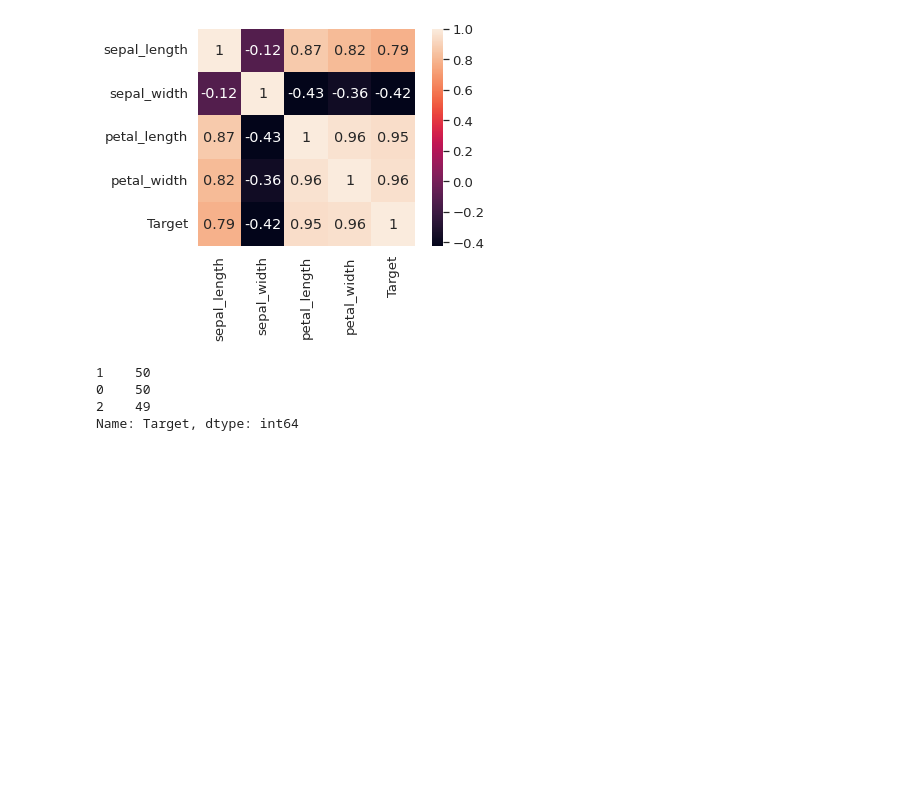
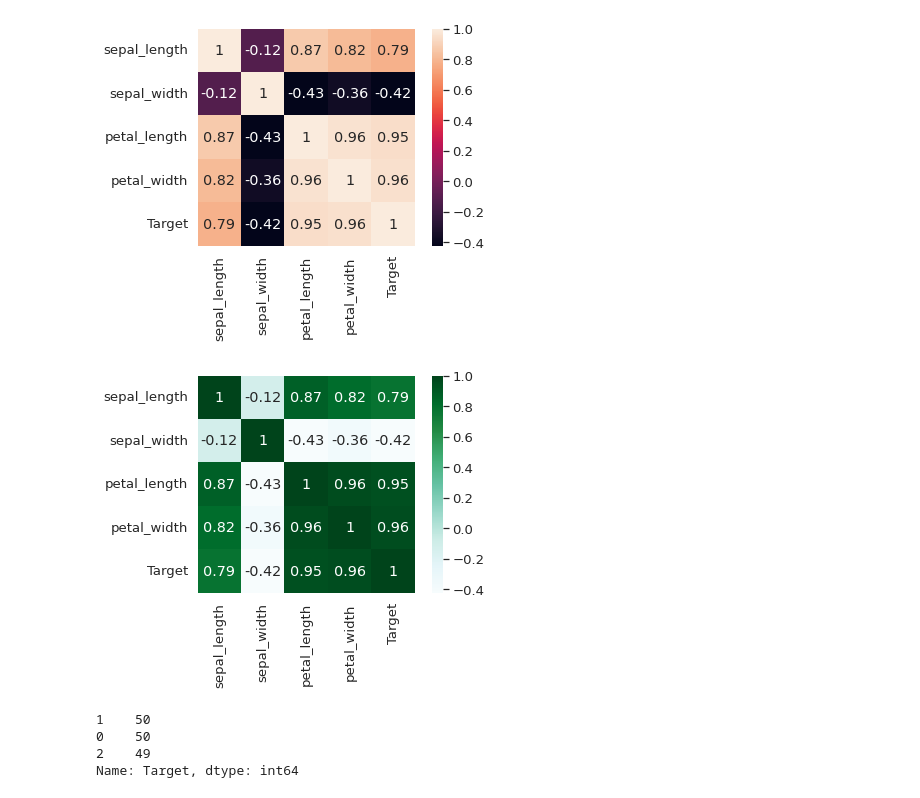
Before and after one commit to ai7dnn/2021-AI-for-everyone, a Jupyter notebook: code/3_3_iris_classification.ipynb, the cells around one changed output. Drawn from its saved outputs; the diff is of its cells as text; code cells hidden in the pictures; blank space fills up the shorter version.

```diff
--- a/code/3_3_iris_classification.ipynb
+++ b/code/3_3_iris_classification.ipynb
@@ -224,6 +224,12 @@ sns.heatmap(data=df.corr(), square=True, annot=True, cbar=True)
 plt.show()
 # %% [output]
 [figure]
+# %%
+# 상관계수 히트맵
+sns.heatmap(data=df.corr(), square=True, annot=True, cbar=True, cmap='BuGn')
+plt.show()
+# %% [output]
+[figure, added]
 # %%
 # Target 값의 분포 - value_counts 함수
 df['Target'].value_counts()
```
